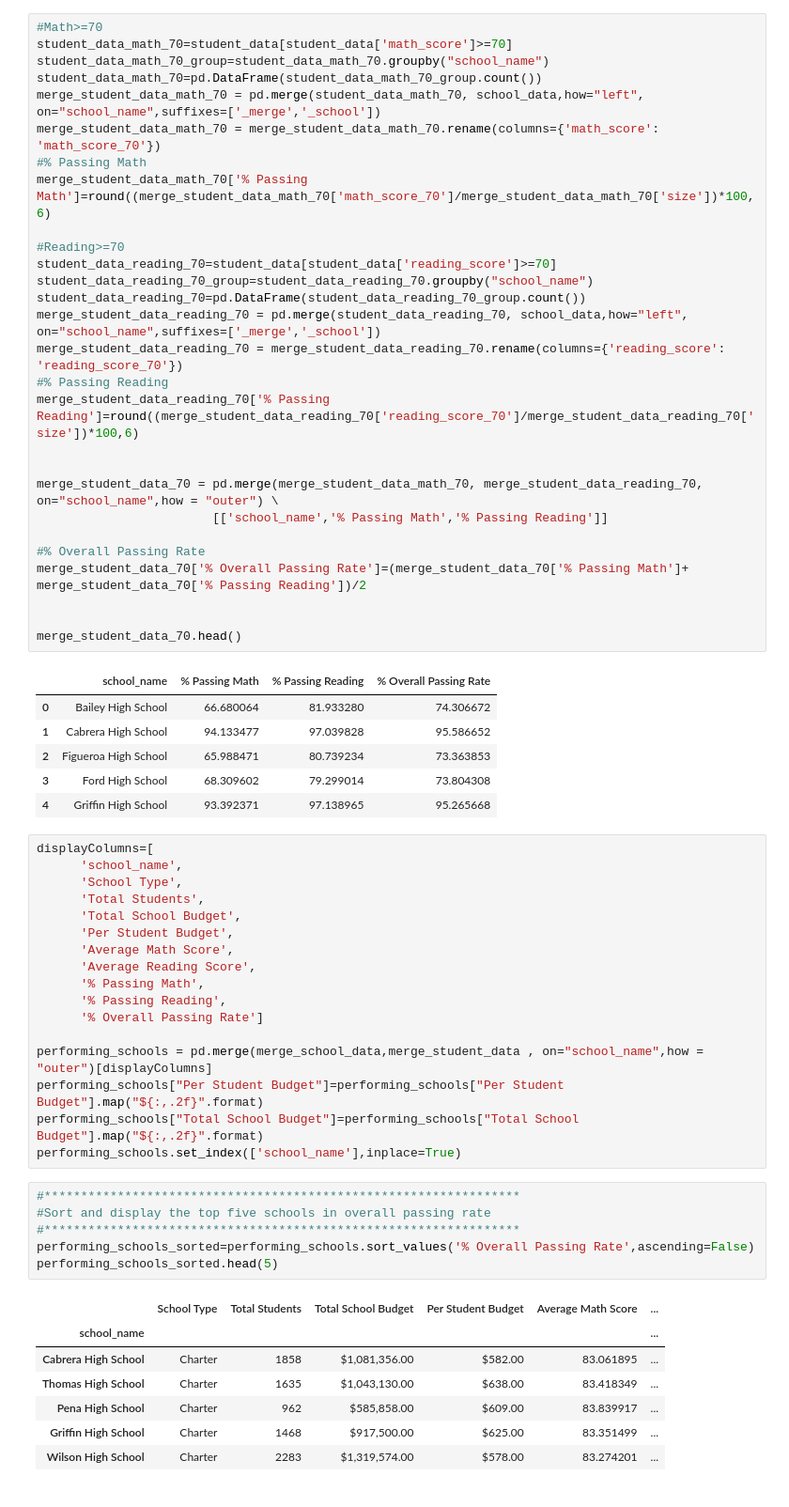
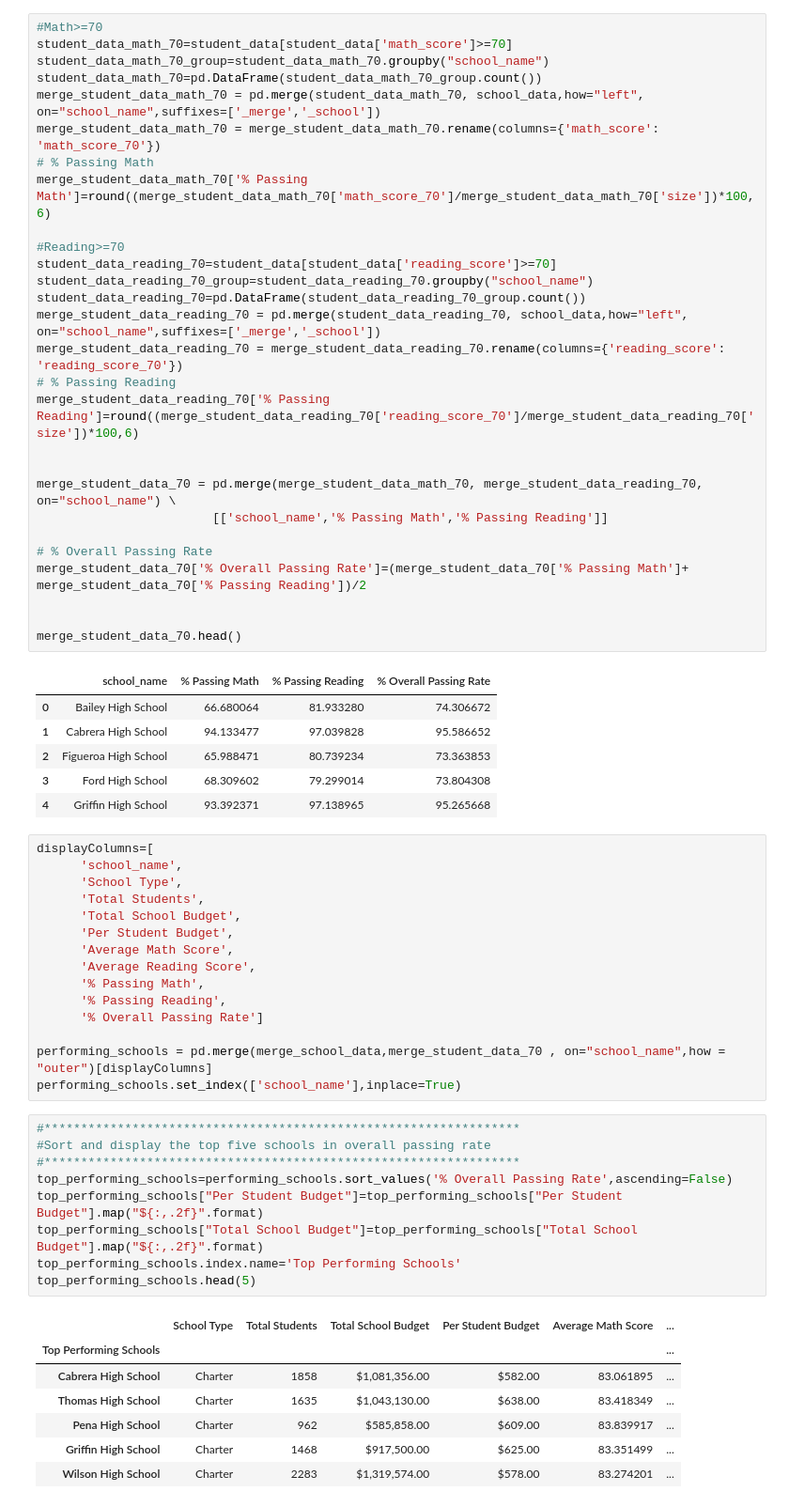
Before and after one commit to arlennav/AcademyofPy, a Jupyter notebook: PyCitySchools_starter.ipynb, the cells around one changed output. Shown at 94% size. Cells and saved outputs as stored; diff of their text form.

```diff
--- a/PyCitySchools_starter.ipynb
+++ b/PyCitySchools_starter.ipynb
@@ -102,7 +102,7 @@ student_data_math_70_group=student_data_math_70.groupby("school_name")
 student_data_math_70=pd.DataFrame(student_data_math_70_group.count())
 merge_student_data_math_70 = pd.merge(student_data_math_70, school_data,how="left", on="school_name",suffixes=['_merge','_school'])
 merge_student_data_math_70 = merge_student_data_math_70.rename(columns={'math_score': 'math_score_70'})
-#% Passing Math
+# % Passing Math
 merge_student_data_math_70['% Passing Math']=round((merge_student_data_math_70['math_score_70']/merge_student_data_math_70['size'])*100,6)
 
 #Reading>=70
@@ -111,14 +111,14 @@ student_data_reading_70_group=student_data_reading_70.groupby("school_name")
 student_data_reading_70=pd.DataFrame(student_data_reading_70_group.count())
 merge_student_data_reading_70 = pd.merge(student_data_reading_70, school_data,how="left", on="school_name",suffixes=['_merge','_school'])
 merge_student_data_reading_70 = merge_student_data_reading_70.rename(columns={'reading_score': 'reading_score_70'})
-#% Passing Reading
+# % Passing Reading
 merge_student_data_reading_70['% Passing Reading']=round((merge_student_data_reading_70['reading_score_70']/merge_student_data_reading_70['size'])*100,6)
 
 
-merge_student_data_70 = pd.merge(merge_student_data_math_70, merge_student_data_reading_70, on="school_name",how = "outer") \
+merge_student_data_70 = pd.merge(merge_student_data_math_70, merge_student_data_reading_70, on="school_name") \
                         [['school_name','% Passing Math','% Passing Reading']]
 
-#% Overall Passing Rate
+# % Overall Passing Rate
 merge_student_data_70['% Overall Passing Rate']=(merge_student_data_70['% Passing Math']+ merge_student_data_70['% Passing Reading'])/2
 
 
@@ -143,19 +143,20 @@ displayColumns=[
       '% Passing Reading',
       '% Overall Passing Rate']
 
-performing_schools = pd.merge(merge_school_data,merge_student_data , on="school_name",how = "outer")[displayColumns]
-performing_schools["Per Student Budget"]=performing_schools["Per Student Budget"].map("${:,.2f}".format)
-performing_schools["Total School Budget"]=performing_schools["Total School Budget"].map("${:,.2f}".format)
+performing_schools = pd.merge(merge_school_data,merge_student_data_70 , on="school_name",how = "outer")[displayColumns]
 performing_schools.set_index(['school_name'],inplace=True)
 # %%
 #*****************************************************************
 #Sort and display the top five schools in overall passing rate
 #*****************************************************************
-performing_schools_sorted=performing_schools.sort_values('% Overall Passing Rate',ascending=False)
-performing_schools_sorted.head(5)
+top_performing_schools=performing_schools.sort_values('% Overall Passing Rate',ascending=False)
+top_performing_schools["Per Student Budget"]=top_performing_schools["Per Student Budget"].map("${:,.2f}".format)
+top_performing_schools["Total School Budget"]=top_performing_schools["Total School Budget"].map("${:,.2f}".format)
+top_performing_schools.index.name='Top Performing Schools'
+top_performing_schools.head(5)
 # %% [output]
 |  | School Type | Total Students | Total School Budget | Per Student Budget | Average Math Score | ... |
-| school_name |  |  |  |  |  | ... |
+| Top Performing Schools |  |  |  |  |  | ... |
 | Cabrera High School | Charter | 1858 | $1,081,356.00 | $582.00 | 83.061895 | ... |
 | Thomas High School | Charter | 1635 | $1,043,130.00 | $638.00 | 83.418349 | ... |
 | Pena High School | Charter | 962 | $585,858.00 | $609.00 | 83.839917 | ... |
```
Also changed, not shown: parts of 8 cells of this notebook.
